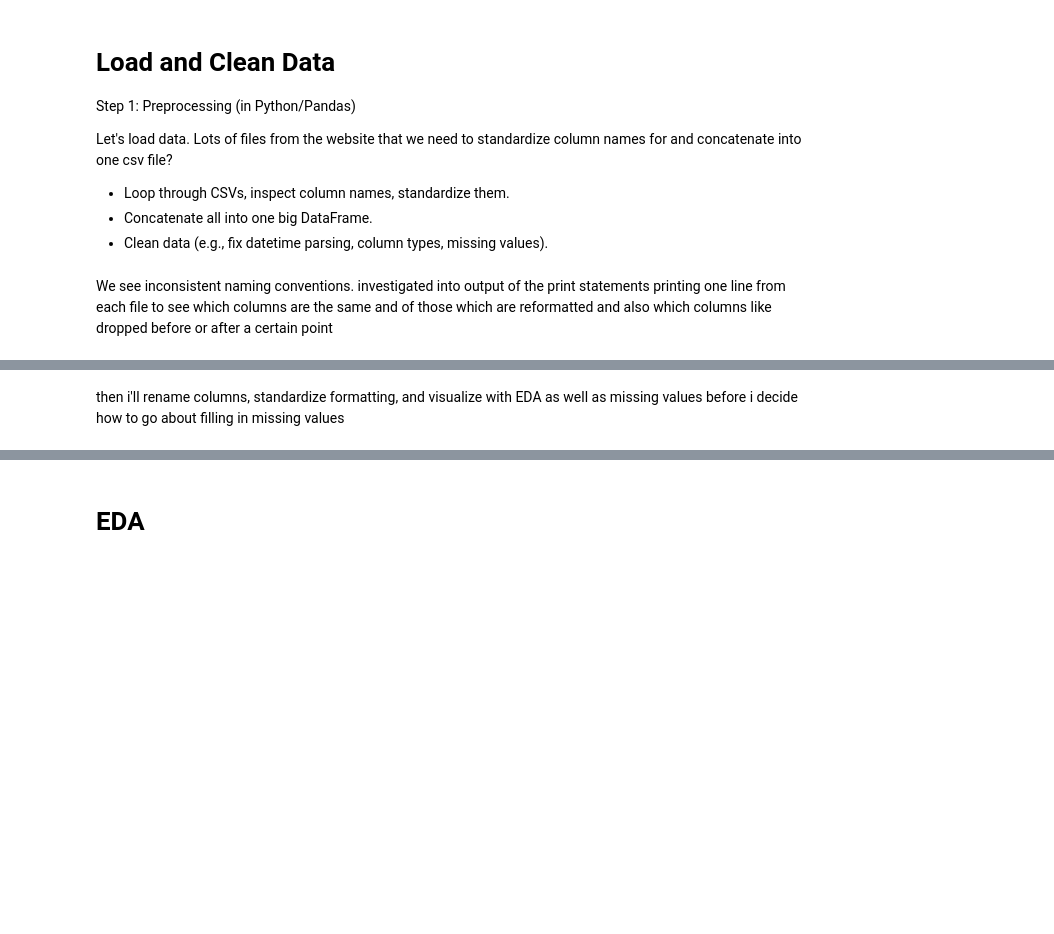
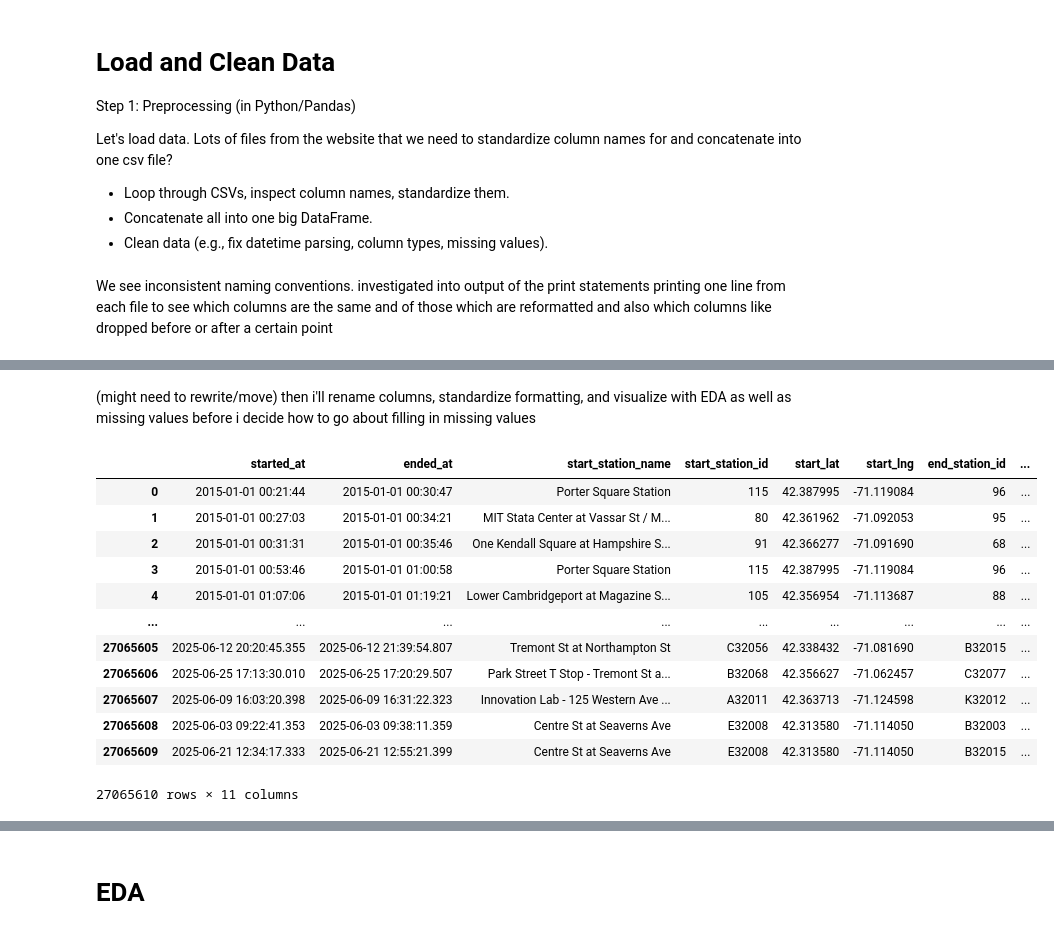
Before and after one commit to ejwang8/bike-share-eda-modelling-dashboard, a Jupyter notebook: bike-eda-modelling.ipynb, the cells around one changed output, grey strips where cells are left out. Saved outputs shown, nothing was run; the diff lists cells and outputs as text; code cells hidden in the pictures; blank space fills up the shorter version.

```diff
--- a/bike-eda-modelling.ipynb
+++ b/bike-eda-modelling.ipynb
@@ -150,2 +99,75 @@ df_test
 # %% [markdown]
-then i'll rename columns, standardize formatting, and visualize with EDA as well as missing values before i decide how to go about filling in missing values
+(might need to rewrite/move) then i'll rename columns, standardize formatting, and visualize with EDA as well as missing values before i decide how to go about filling in missing values
+# %%
+# this takes 1 min 15 sec to run ish
+
+# drop those columns -
+def load_and_clean_csv(filepath):
+
+    # read_csv
+    df = pd.read_csv(filepath)
+
+    # rename cols as needed pass in dict
+    renames = {
+        'starttime': 'started_at',
+        'stoptime': 'ended_at',
+        'start station id': 'start_station_id',
+        'start station name': 'start_station_name',
+        'start station latitude': 'start_lat',
+        'start station longitude': 'start_lng',
+        'end station id': 'end_station_id',
+        'end station name': 'end_station_name',
+        'end station latitude': 'end_lat',
+        'end station longitude': 'end_lng',
+        'usertype' : 'member_casual'
+    }
+
+    df.rename(columns = renames, inplace=True)
+
+
+    # get a subset of columns wanted
+    keep_columns = ['started_at', 'ended_at', 'start_station_name',
+       'start_station_id', 'start_lat', 'start_lng', 'end_station_id',
+       'end_station_name', 'end_lat', 'end_lng', 'member_casual']
+
+    df = df[keep_columns]
+
+    return df
+
+    # for path in pathways:
+    #     df = pd.read_csv(start_path + path)
+    #     print(f'{path}: {df.columns} : {df.shape[0]} rows')
+    #     num_total_rows += df.shape[0]
+    #     print(df.iloc[0])
+    #     for col in df.columns:
+    #         if col not in col_count:
+    #             col_count[col] = 0
+    #         col_count[col] += 1
+
+    # print(col_count)
+    # print(f'Num total rows: {num_total_rows}')
+    # return df
+
+# get list of all pathways (this is pathways from prev code cell)
+
+# # get list of dataframes
+dfs_list = [load_and_clean_csv(start_path + pathway) for pathway in pathways]
+
+# # concat and get a list of that funciton applied to each pathways
+big_df = pd.concat(dfs_list, ignore_index=True)
+
+big_df
+# %% [output]
+|  | started_at | ended_at | start_station_name | start_station_id | start_lat | start_lng | end_station_id | ... |
+| 0 | 2015-01-01 00:21:44 | 2015-01-01 00:30:47 | Porter Square Station | 115 | 42.387995 | -71.119084 | 96 | ... |
+| 1 | 2015-01-01 00:27:03 | 2015-01-01 00:34:21 | MIT Stata Center at Vassar St / M... | 80 | 42.361962 | -71.092053 | 95 | ... |
+| 2 | 2015-01-01 00:31:31 | 2015-01-01 00:35:46 | One Kendall Square at Hampshire S... | 91 | 42.366277 | -71.091690 | 68 | ... |
+| 3 | 2015-01-01 00:53:46 | 2015-01-01 01:00:58 | Porter Square Station | 115 | 42.387995 | -71.119084 | 96 | ... |
+| 4 | 2015-01-01 01:07:06 | 2015-01-01 01:19:21 | Lower Cambridgeport at Magazine S... | 105 | 42.356954 | -71.113687 | 88 | ... |
+| ... | ... | ... | ... | ... | ... | ... | ... | ... |
+| 27065605 | 2025-06-12 20:20:45.355 | 2025-06-12 21:39:54.807 | Tremont St at Northampton St | C32056 | 42.338432 | -71.081690 | B32015 | ... |
+| 27065606 | 2025-06-25 17:13:30.010 | 2025-06-25 17:20:29.507 | Park Street T Stop - Tremont St a... | B32068 | 42.356627 | -71.062457 | C32077 | ... |
+| 27065607 | 2025-06-09 16:03:20.398 | 2025-06-09 16:31:22.323 | Innovation Lab - 125 Western Ave ... | A32011 | 42.363713 | -71.124598 | K32012 | ... |
+| 27065608 | 2025-06-03 09:22:41.353 | 2025-06-03 09:38:11.359 | Centre St at Seaverns Ave | E32008 | 42.313580 | -71.114050 | B32003 | ... |
+| 27065609 | 2025-06-21 12:34:17.333 | 2025-06-21 12:55:21.399 | Centre St at Seaverns Ave | E32008 | 42.313580 | -71.114050 | B32015 | ... |
+27065610 rows × 11 columns
```
Also changed, not shown: parts of 36 cells of this notebook.
